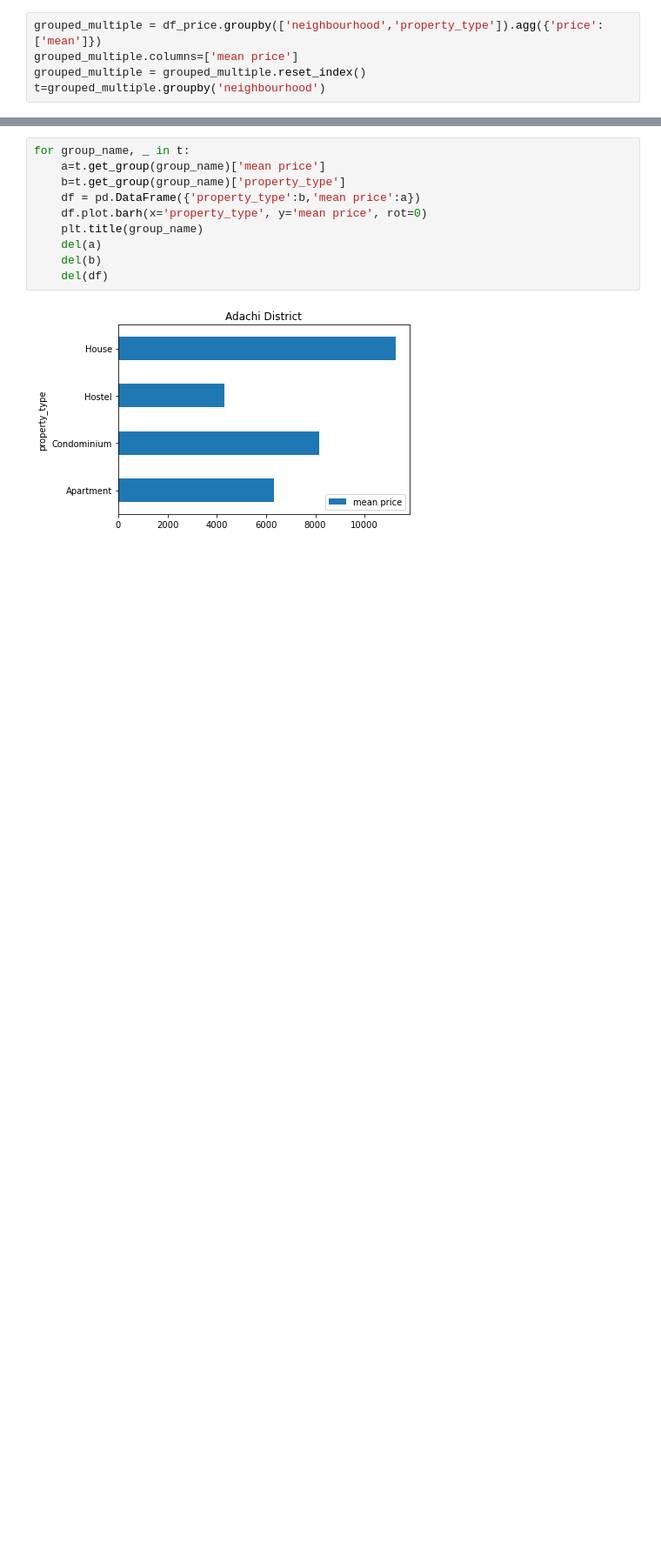
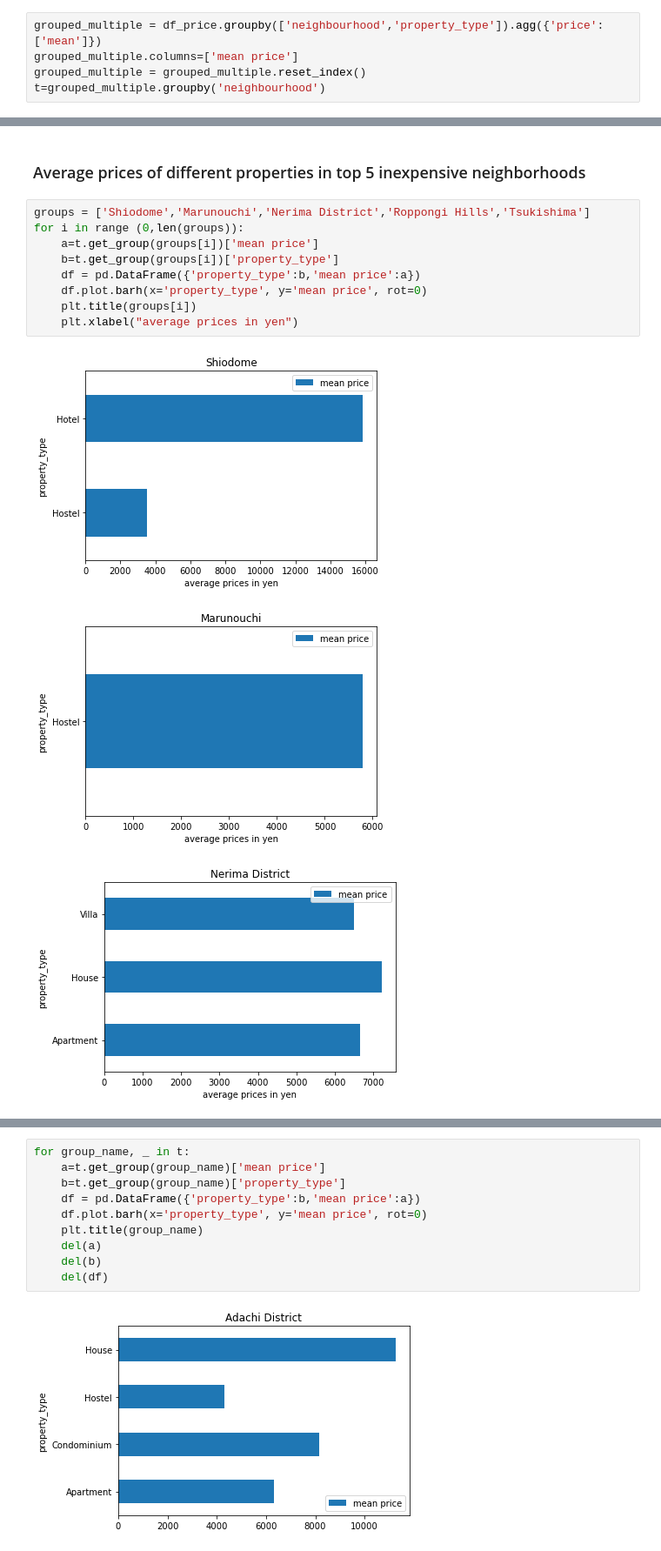
Before and after one commit to MrYelameli/airbnb_tokyo, a Jupyter notebook: main.ipynb, the cells around one changed output, grey strips where cells are left out. Shown at 87% size. Drawn from its saved outputs; the diff is of its cells as text; blank space fills up the shorter version.

```diff
--- a/main.ipynb
+++ b/main.ipynb
@@ -78,0 +145,15 @@ t=grouped_multiple.groupby('neighbourhood')
+# %% [markdown]
+### Average prices of different properties in top 5 inexpensive neighborhoods
+# %%
+groups = ['Shiodome','Marunouchi','Nerima District','Roppongi Hills','Tsukishima']
+for i in range (0,len(groups)):
+    a=t.get_group(groups[i])['mean price']
+    b=t.get_group(groups[i])['property_type']
+    df = pd.DataFrame({'property_type':b,'mean price':a})
+    df.plot.barh(x='property_type', y='mean price', rot=0)
+    plt.title(groups[i])
+    plt.xlabel("average prices in yen")
+# %% [output]
+[figure, added]
+[figure, added]
+[figure, added]
```
Also changed, not shown: parts of 13 cells of this notebook.
